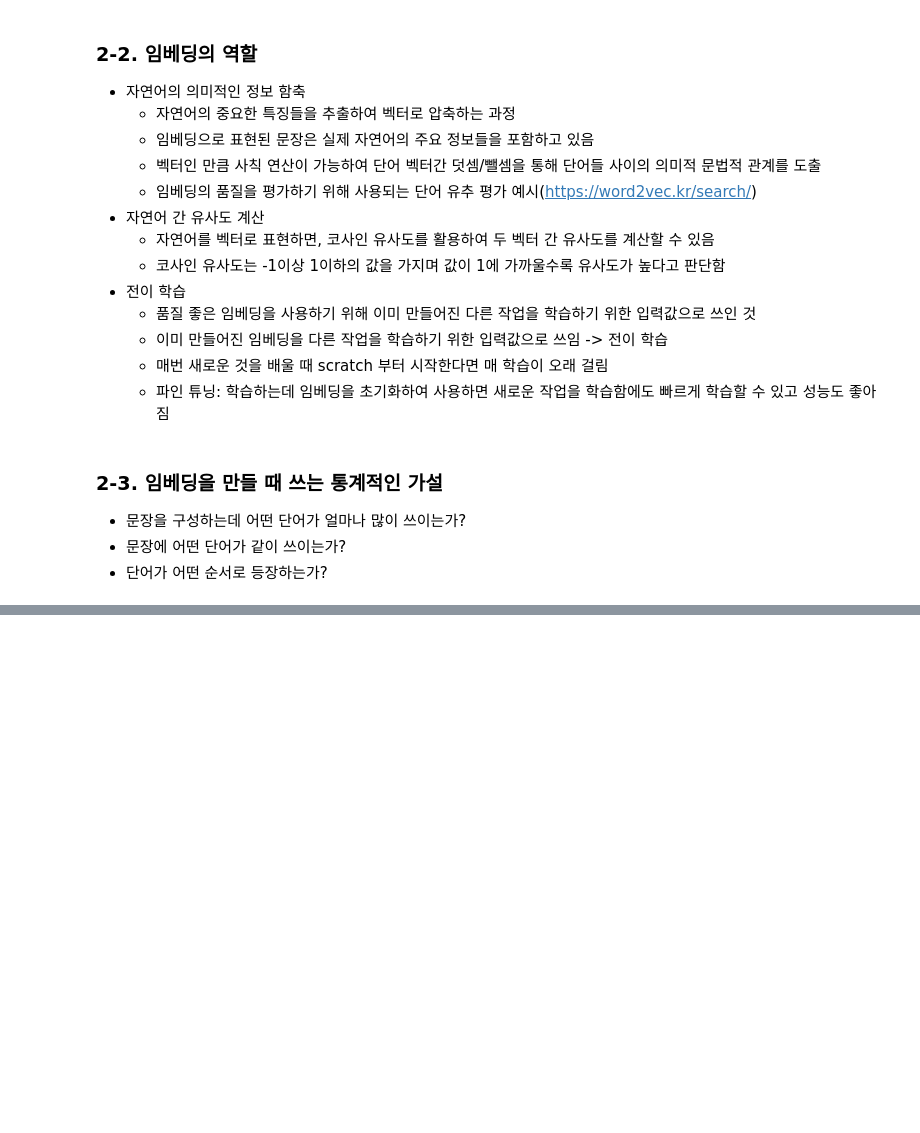
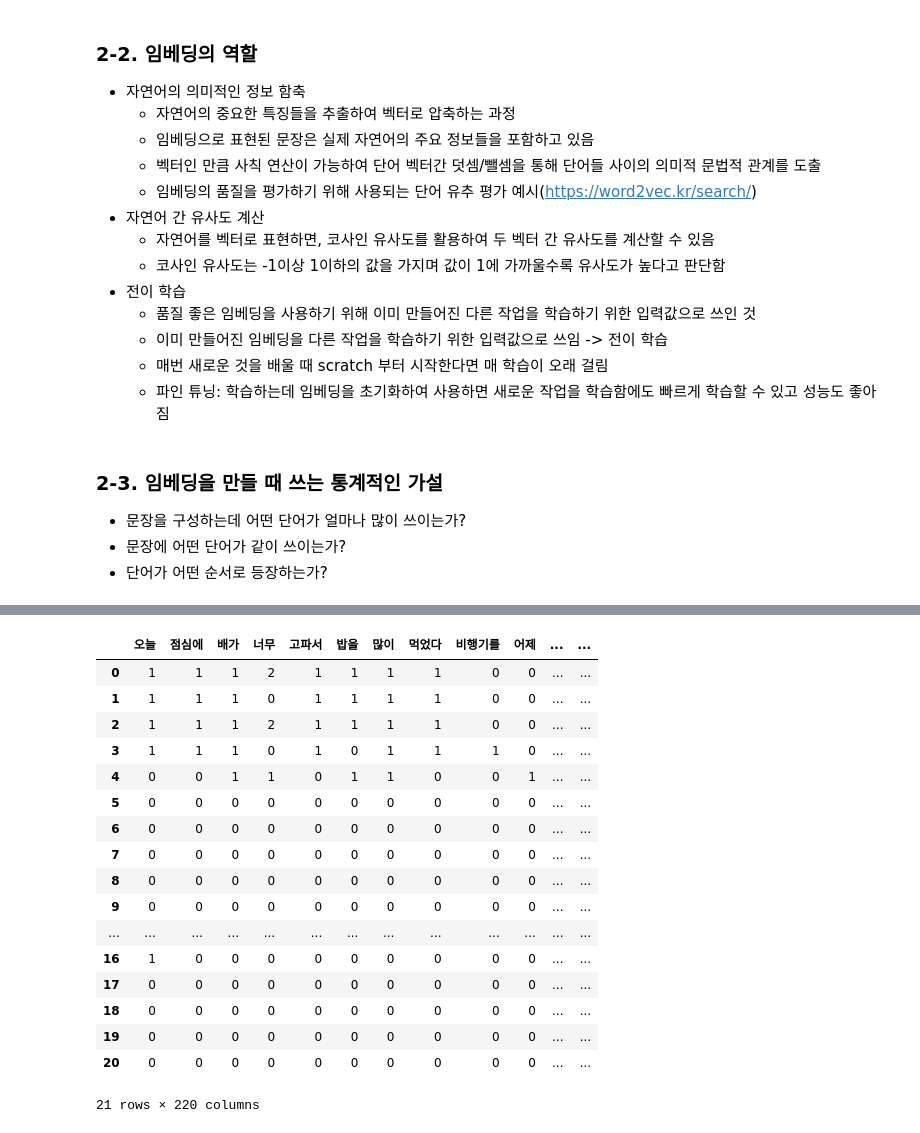
Before and after one commit to leeCodingStudio/Python_NLP, a Jupyter notebook: 3_임베딩.ipynb, the cells around one changed output, grey strips where cells are left out. Drawn from its saved outputs; the diff is of its cells as text; code cells hidden in the pictures; blank space fills up the shorter version.

```diff
--- a/3_임베딩.ipynb
+++ b/3_임베딩.ipynb
@@ -84,0 +298,2 @@
+# %%
+agumented_training_documents = training_documents + splited_context
@@ -84,0 +324,3 @@
+# %%
+bow_vectorizer = CountVectorizer()
+bow_vectorizer.fit(agumented_training_documents)
@@ -84,0 +329,5 @@
+# %%
+word_idxes = bow_vectorizer.vocabulary_
+
+for key, idx in sorted(word_idxes.items()):
+    print(f'{key}: {idx}')
@@ -84,0 +354,13 @@
+# %%
+result = []
+vocab = list(word_idxes.keys())
+
+for i in range(len(training_documents)):
+    result.append([])
+    d = training_documents[i]
+    for j in range(len(vocab)):
+        target = vocab[j]
+        result[-1].append(d.count(target))
+
+tf = pd.DataFrame(result, columns=vocab)
+tf
@@ -84,0 +376,32 @@
+# %%
+result = []
+vocab = list(word_idxes.keys())
+
+for i in range(len(agumented_training_documents)):
+    result.append([])
+    d = agumented_training_documents[i]
+    for j in range(len(vocab)):
+        target = vocab[j]
+        result[-1].append(d.count(target))
+
+tf = pd.DataFrame(result, columns=vocab)
+tf
+# %% [output]
+|  | 오늘 | 점심에 | 배가 | 너무 | 고파서 | 밥을 | 많이 | 먹었다 | 비행기를 | 어제 | ... | ... |
+| 0 | 1 | 1 | 1 | 2 | 1 | 1 | 1 | 1 | 0 | 0 | ... | ... |
+| 1 | 1 | 1 | 1 | 0 | 1 | 1 | 1 | 1 | 0 | 0 | ... | ... |
+| 2 | 1 | 1 | 1 | 2 | 1 | 1 | 1 | 1 | 0 | 0 | ... | ... |
+| 3 | 1 | 1 | 1 | 0 | 1 | 0 | 1 | 1 | 1 | 0 | ... | ... |
+| 4 | 0 | 0 | 1 | 1 | 0 | 1 | 1 | 0 | 0 | 1 | ... | ... |
+| 5 | 0 | 0 | 0 | 0 | 0 | 0 | 0 | 0 | 0 | 0 | ... | ... |
+| 6 | 0 | 0 | 0 | 0 | 0 | 0 | 0 | 0 | 0 | 0 | ... | ... |
+| 7 | 0 | 0 | 0 | 0 | 0 | 0 | 0 | 0 | 0 | 0 | ... | ... |
+| 8 | 0 | 0 | 0 | 0 | 0 | 0 | 0 | 0 | 0 | 0 | ... | ... |
+| 9 | 0 | 0 | 0 | 0 | 0 | 0 | 0 | 0 | 0 | 0 | ... | ... |
+| ... | ... | ... | ... | ... | ... | ... | ... | ... | ... | ... | ... | ... |
+| 16 | 1 | 0 | 0 | 0 | 0 | 0 | 0 | 0 | 0 | 0 | ... | ... |
+| 17 | 0 | 0 | 0 | 0 | 0 | 0 | 0 | 0 | 0 | 0 | ... | ... |
+| 18 | 0 | 0 | 0 | 0 | 0 | 0 | 0 | 0 | 0 | 0 | ... | ... |
+| 19 | 0 | 0 | 0 | 0 | 0 | 0 | 0 | 0 | 0 | 0 | ... | ... |
+| 20 | 0 | 0 | 0 | 0 | 0 | 0 | 0 | 0 | 0 | 0 | ... | ... |
+21 rows × 220 columns
```
Also changed, not shown: parts of 59 cells of this notebook.
